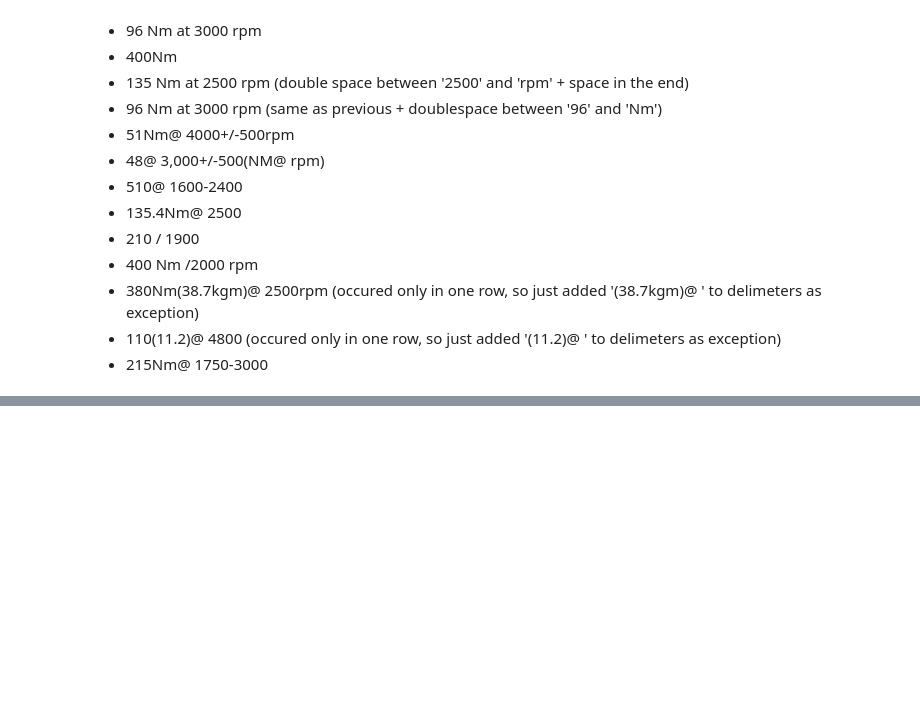
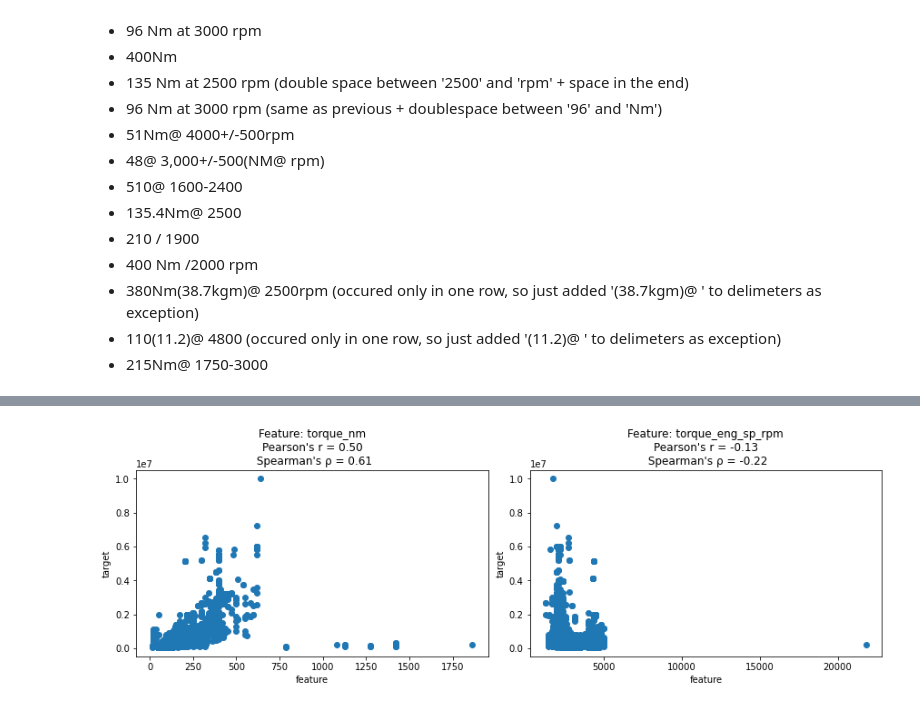
Before and after one commit to ZaikaBohdan/ds_car_price_proj, a Jupyter notebook: car_price_pred.ipynb, the cells around one changed output, grey strips where cells are left out. Saved outputs shown, nothing was run; the diff lists cells and outputs as text; code cells hidden in the pictures; blank space fills up the shorter version.

Commit message:
Update notebook: Exploring significance of *torque_nm* and *torque_eng_sp_rpm* columns for future model

```diff
--- a/car_price_pred.ipynb
+++ b/car_price_pred.ipynb
@@ -587,0 +600,25 @@ Now all columns have right data type and we are ready to explore significance of
+# %%
+def plot_col_signif(df, feat_cols, targ_col, n_rows=1, n_cols=1):
+    fig, axes = plt.subplots(nrows = n_rows, ncols = n_cols, figsize=(6*n_cols,4*n_rows), squeeze=False, constrained_layout = True)
+
+    for i in range(n_rows):
+        for j in range(n_cols):
+            try:
+                feat_col = feat_cols[i*n_cols+j]
+            except:
+                plt.show()
+                return
+
+            pears_corr = df.corr()[feat_col][targ_col]
+            spear_corr = df.corr(method='spearman')[feat_col][targ_col]
+
+            axes[i,j].scatter(df[feat_col], df[targ_col])
+            axes[i,j].set_xlabel('feature')
+            axes[i,j].set_ylabel('target')
+            axes[i,j].set_title(f'Feature: {feat_col}\nPearson\'s r = {pears_corr:.2f}\n Spearman\'s ρ = {spear_corr:.2f}')
+
+    plt.show()
+# %%
+plot_col_signif(raw_data_1, ['torque_nm', 'torque_eng_sp_rpm', 'cost_of_km'], 'selling_price', 1, 2)
+# %% [output]
+[figure, added]
```
Also changed, not shown: parts of 27 cells of this notebook.
